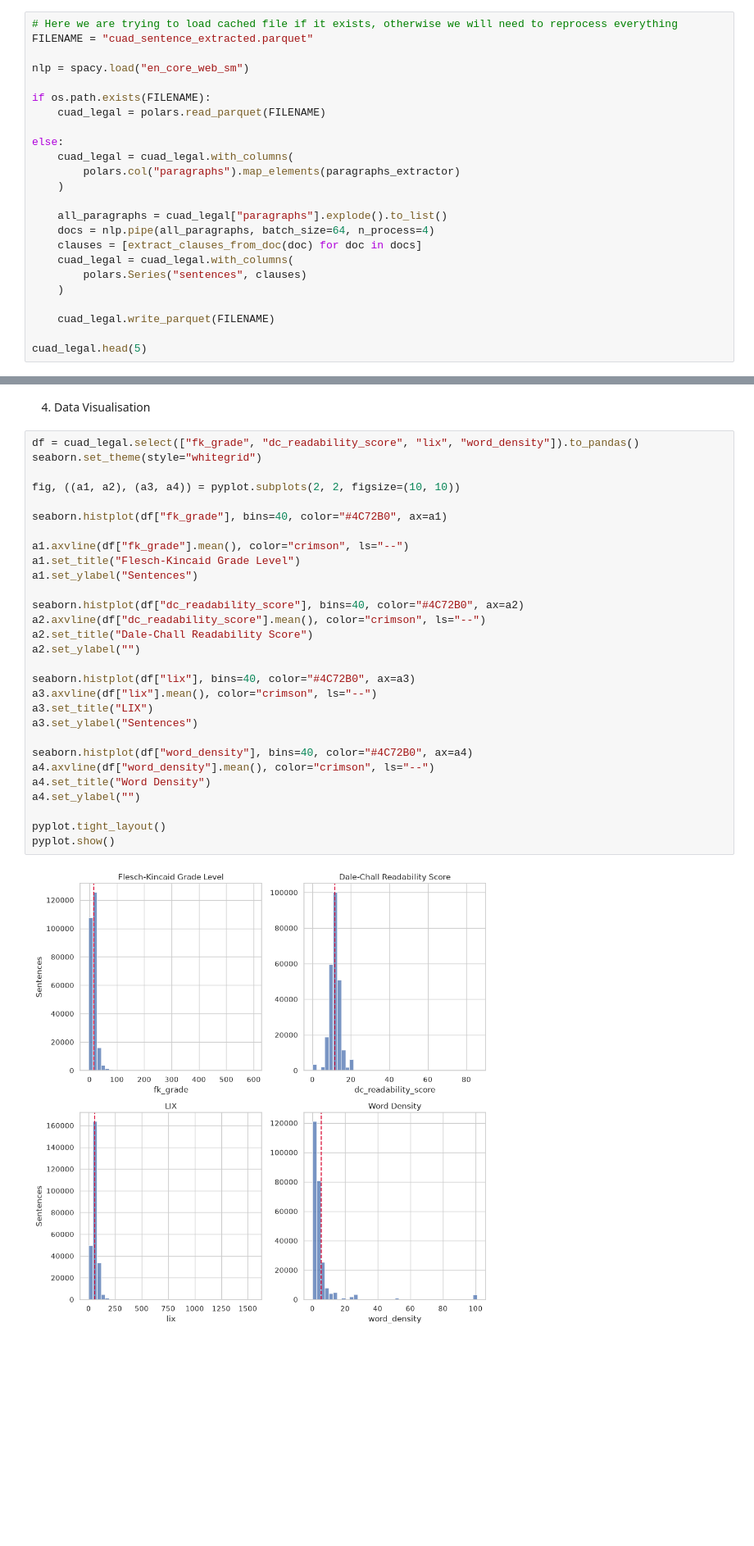
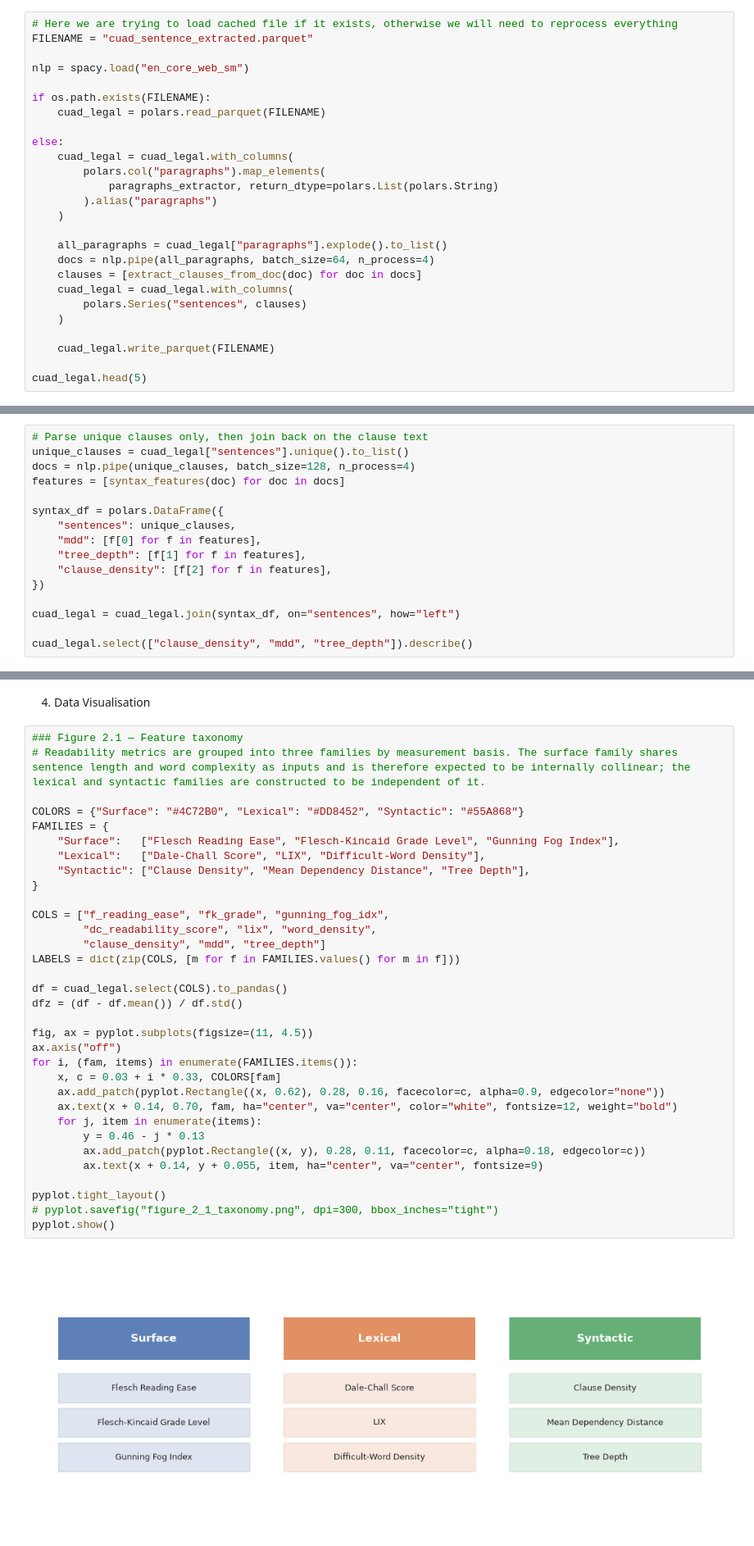
Before and after one commit to danilopsss/uol_capstone_project, a Jupyter notebook: CUAD/cuad.ipynb, the cells around one changed output, grey strips where cells are left out. Shown at 82% size. Drawn from its saved outputs; the diff is of its cells as text; blank space fills up the shorter version.

Commit message:
adding more visualizations and reorganizing the metrics

```diff
--- a/CUAD/cuad.ipynb
+++ b/CUAD/cuad.ipynb
@@ -127,7 +143,9 @@ if os.path.exists(FILENAME):
 
 else:
     cuad_legal = cuad_legal.with_columns(
-        polars.col("paragraphs").map_elements(paragraphs_extractor)
+        polars.col("paragraphs").map_elements(
+            paragraphs_extractor, return_dtype=polars.List(polars.String)
+        ).alias("paragraphs")
     )
 
     all_paragraphs = cuad_legal["paragraphs"].explode().to_list()
@@ -188,0 +237,16 @@ cuad_legal = cuad_legal.with_columns(
+# %%
+# Parse unique clauses only, then join back on the clause text
+unique_clauses = cuad_legal["sentences"].unique().to_list()
+docs = nlp.pipe(unique_clauses, batch_size=128, n_process=4)
+features = [syntax_features(doc) for doc in docs]
+
+syntax_df = polars.DataFrame({
+    "sentences": unique_clauses,
+    "mdd": [f[0] for f in features],
+    "tree_depth": [f[1] for f in features],
+    "clause_density": [f[2] for f in features],
+})
+
+cuad_legal = cuad_legal.join(syntax_df, on="sentences", how="left")
+
+cuad_legal.select(["clause_density", "mdd", "tree_depth"]).describe()
@@ -201,33 +278,37 @@ shape: (5, 7)
 # %% [markdown]
 4. Data Visualisation
 # %%
-df = cuad_legal.select(["fk_grade", "dc_readability_score", "lix", "word_density"]).to_pandas()
-seaborn.set_theme(style="whitegrid")
+### Figure 2.1 — Feature taxonomy
+# Readability metrics are grouped into three families by measurement basis. The surface family shares sentence length and word complexity as inputs and is therefore expected to be internally collinear; the lexical and syntactic families are constructed to be independent of it.
 
-fig, ((a1, a2), (a3, a4)) = pyplot.subplots(2, 2, figsize=(10, 10))
+COLORS = {"Surface": "#4C72B0", "Lexical": "#DD8452", "Syntactic": "#55A868"}
+FAMILIES = {
+    "Surface":   ["Flesch Reading Ease", "Flesch-Kincaid Grade Level", "Gunning Fog Index"],
+    "Lexical":   ["Dale-Chall Score", "LIX", "Difficult-Word Density"],
+    "Syntactic": ["Clause Density", "Mean Dependency Distance", "Tree Depth"],
+}
 
-seaborn.histplot(df["fk_grade"], bins=40, color="#4C72B0", ax=a1)
+COLS = ["f_reading_ease", "fk_grade", "gunning_fog_idx",
+        "dc_readability_score", "lix", "word_density",
+        "clause_density", "mdd", "tree_depth"]
+LABELS = dict(zip(COLS, [m for f in FAMILIES.values() for m in f]))
 
-a1.axvline(df["fk_grade"].mean(), color="crimson", ls="--")
-a1.set_title("Flesch-Kincaid Grade Level")
-a1.set_ylabel("Sentences")
+df = cuad_legal.select(COLS).to_pandas()
+dfz = (df - df.mean()) / df.std()
 
-seaborn.histplot(df["dc_readability_score"], bins=40, color="#4C72B0", ax=a2)
-a2.axvline(df["dc_readability_score"].mean(), color="crimson", ls="--")
-a2.set_title("Dale-Chall Readability Score")
-a2.set_ylabel("")
-
-seaborn.histplot(df["lix"], bins=40, color="#4C72B0", ax=a3)
-a3.axvline(df["lix"].mean(), color="crimson", ls="--")
-a3.set_title("LIX")
-a3.set_ylabel("Sentences")
-
-seaborn.histplot(df["word_density"], bins=40, color="#4C72B0", ax=a4)
-a4.axvline(df["word_density"].mean(), color="crimson", ls="--")
-a4.set_title("Word Density")
-a4.set_ylabel("")
+fig, ax = pyplot.subplots(figsize=(11, 4.5))
+ax.axis("off")
+for i, (fam, items) in enumerate(FAMILIES.items()):
+    x, c = 0.03 + i * 0.33, COLORS[fam]
+    ax.add_patch(pyplot.Rectangle((x, 0.62), 0.28, 0.16, facecolor=c, alpha=0.9, edgecolor="none"))
+    ax.text(x + 0.14, 0.70, fam, ha="center", va="center", color="white", fontsize=12, weight="bold")
+    for j, item in enumerate(items):
+        y = 0.46 - j * 0.13
+        ax.add_patch(pyplot.Rectangle((x, y), 0.28, 0.11, facecolor=c, alpha=0.18, edgecolor=c))
+        ax.text(x + 0.14, y + 0.055, item, ha="center", va="center", fontsize=9)
 
 pyplot.tight_layout()
+# pyplot.savefig("figure_2_1_taxonomy.png", dpi=300, bbox_inches="tight")
 pyplot.show()
 # %% [output]
-[figure, old version]
+[figure, new version]
```
Also changed, not shown: parts of 17 cells of this notebook, 1 other file.
